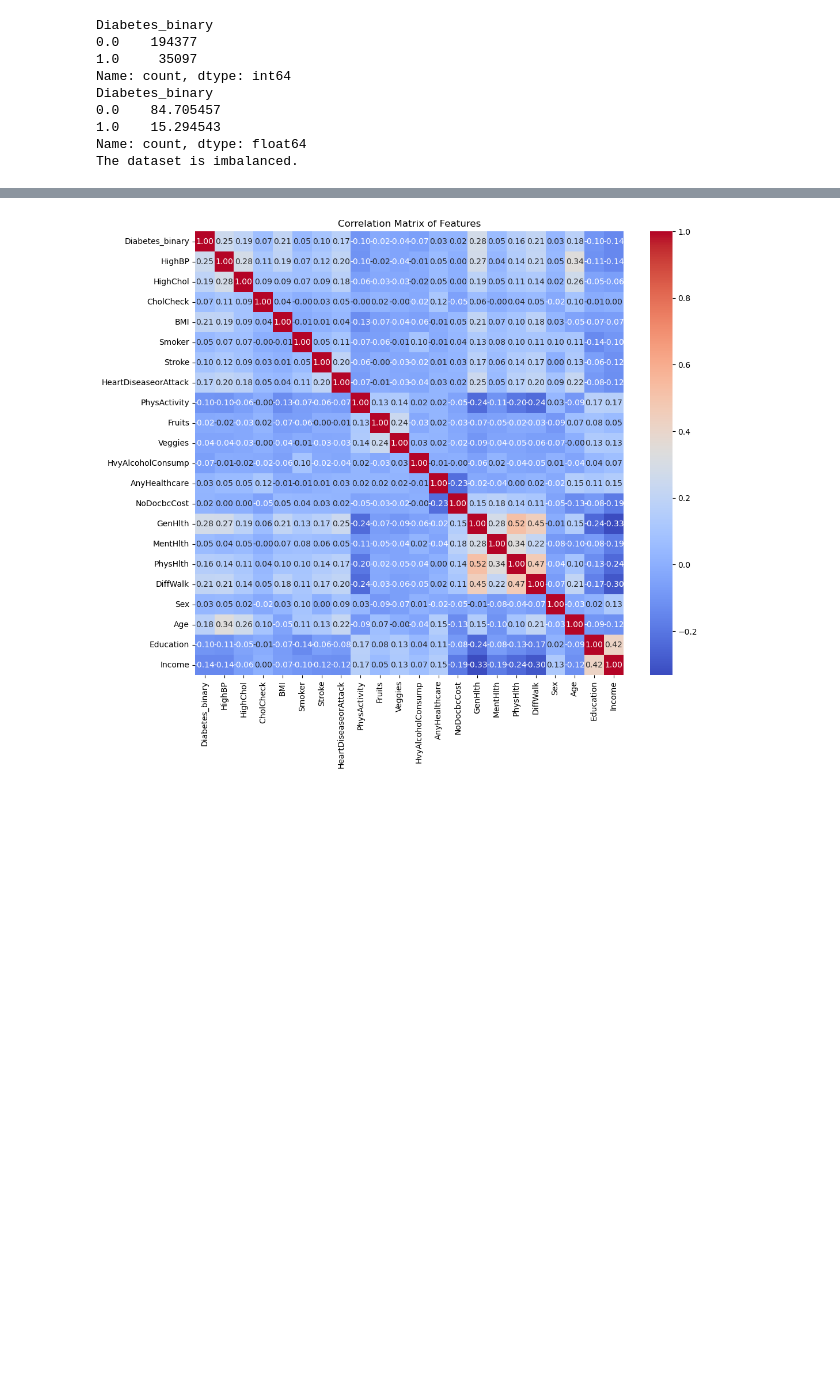
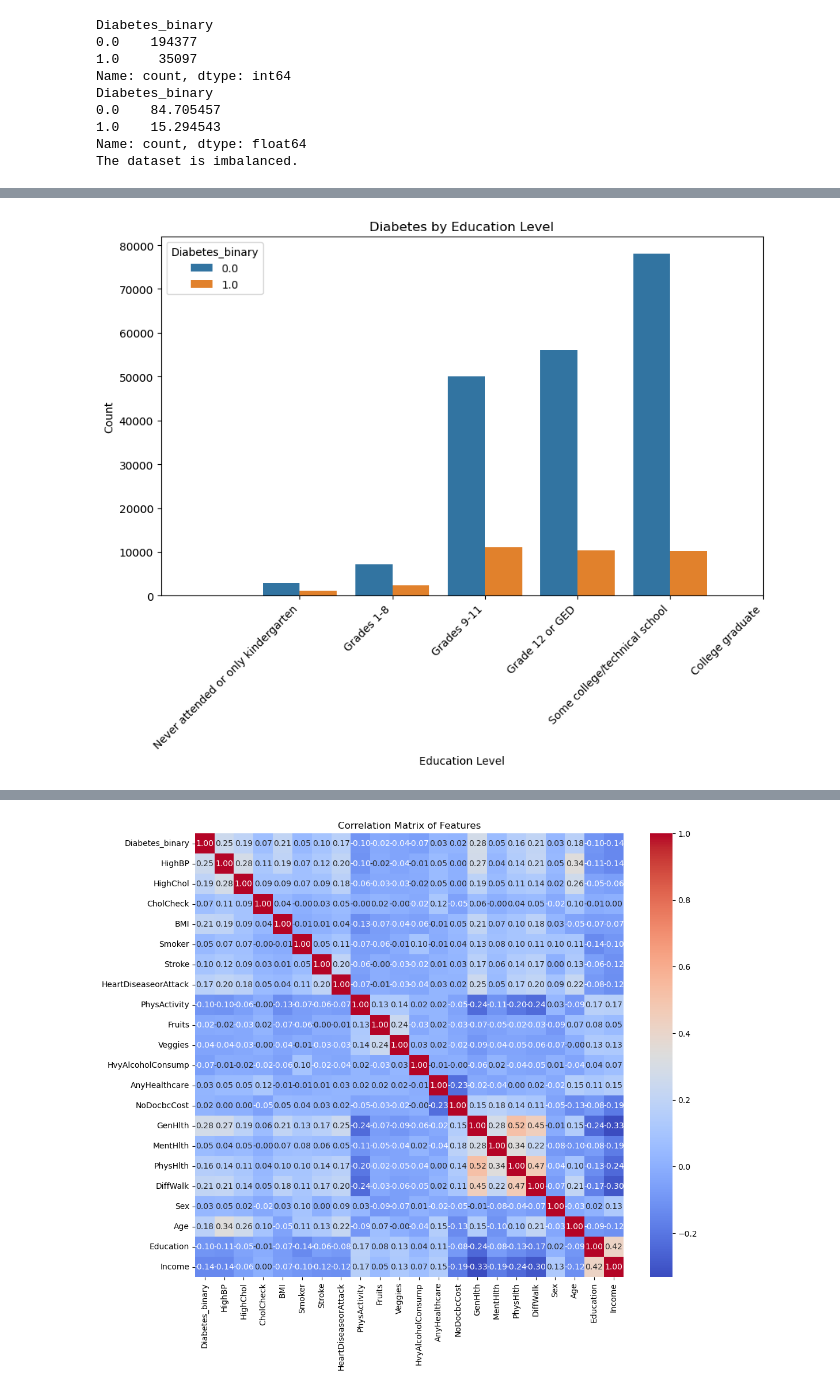
Before and after one commit to hegdesan-us/final_project, a Jupyter notebook: Final_Capstone.ipynb, the cells around one changed output, grey strips where cells are left out. Saved outputs shown, nothing was run; the diff lists cells and outputs as text; code cells hidden in the pictures; blank space fills up the shorter version.

```diff
--- a/Final_Capstone.ipynb
+++ b/Final_Capstone.ipynb
@@ -235,0 +285,27 @@ FileNotFoundError: [Errno 2] No such file or directory: '/Users/sanjayhegde/Docu
+# %%
+# prompt: 1 Never attended school or only kindergarten
+# 2 Grades 1 through 8 (Elementary)
+# 3 Grades 9 through 11 (Some high school)
+# 4 Grade 12 or GED (High school graduate)
+# 5 College 1 year to 3 years (Some college or technical school)
+# 6 College 4 years or more (College graduate)
+# 9 Refused (All these records were deleted from the dataset) and plot diabetes by education in ascending order
+
+# Assuming 'Education' column represents education level as described in the prompt.
+plt.figure(figsize=(10, 6))
+sns.countplot(x='Education', hue='Diabetes_binary', data=df, order=sorted(df['Education'].unique()))
+plt.title('Diabetes by Education Level')
+plt.xlabel('Education Level')
+plt.ylabel('Count')
+plt.xticks(ticks=range(1, 7), labels=[
+    'Never attended or only kindergarten',
+    'Grades 1-8',
+    'Grades 9-11',
+    'Grade 12 or GED',
+    'Some college/technical school',
+    'College graduate'
+], rotation=45, ha='right')
+plt.savefig('images/EdLevel.png')
+plt.show()
+# %% [output]
+[figure, added]
```
Also changed, not shown: parts of 12 cells of this notebook, 4 other files.
